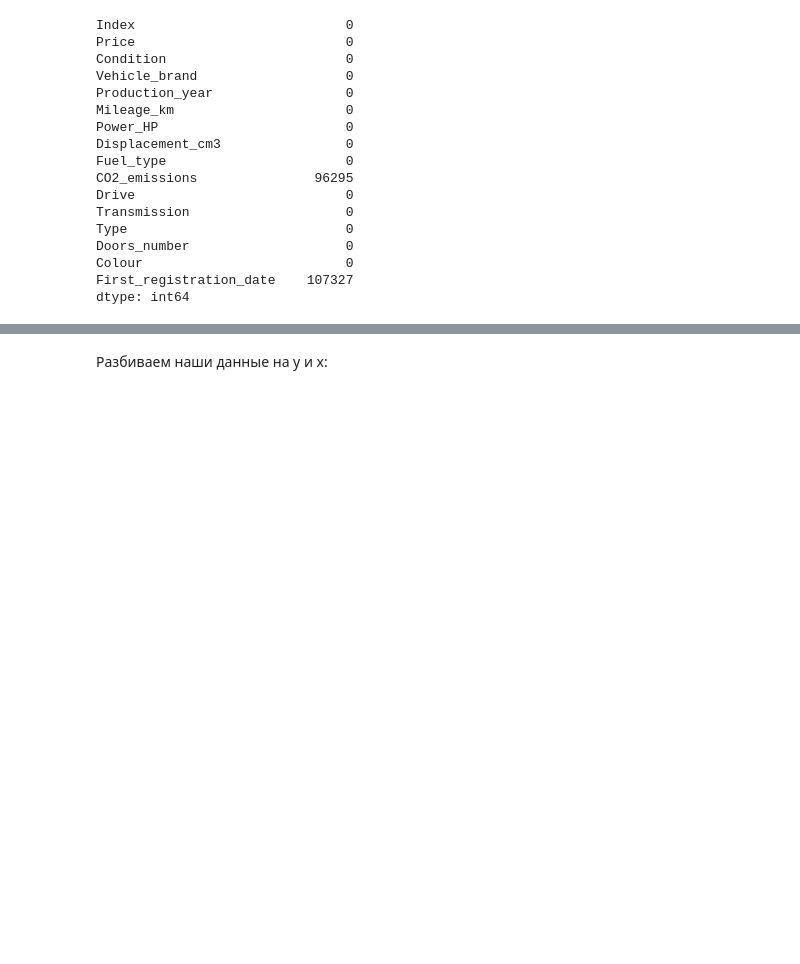
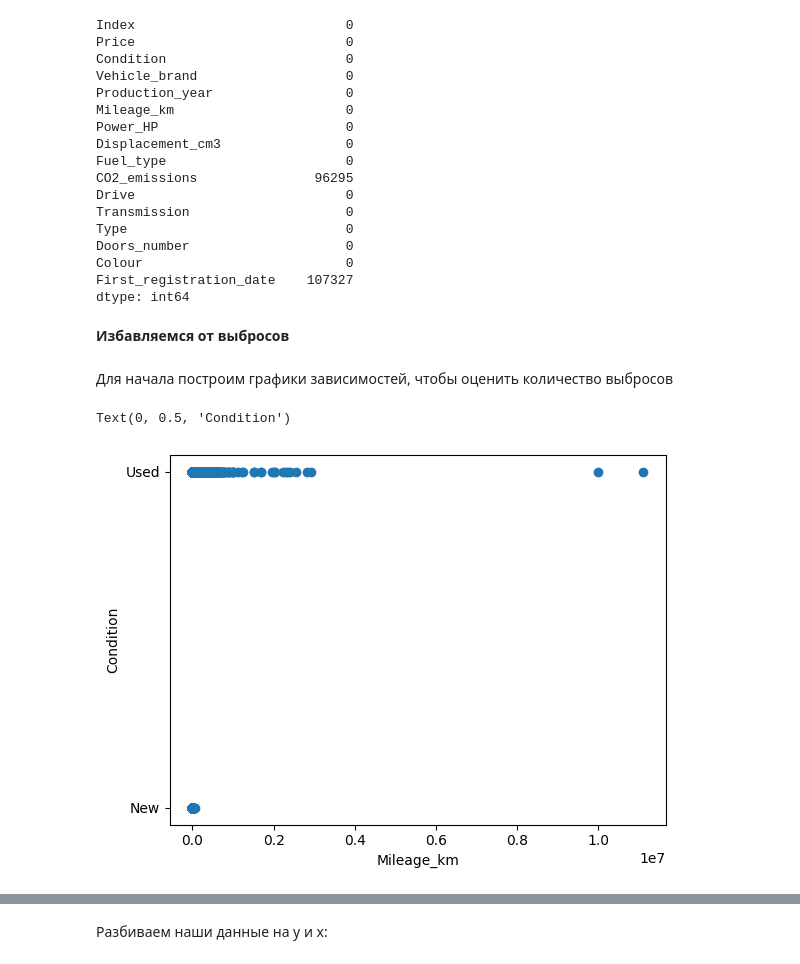
Before and after one commit to Zayyya/ML, a Jupyter notebook: CarPricesPoland.ipynb, the cells around one changed output, grey strips where cells are left out. Drawn from its saved outputs; the diff is of its cells as text; code cells hidden in the pictures; blank space fills up the shorter version.

```diff
--- a/CarPricesPoland.ipynb
+++ b/CarPricesPoland.ipynb
@@ -405,3 +387,14 @@ Doors_number                    0
 Colour                          0
 First_registration_date    107327
 dtype: int64
+# %% [markdown]
+**Избавляемся от выбросов**
+# %% [markdown]
+Для начала построим графики зависимостей, чтобы оценить количество выбросов
+# %%
+plt.scatter(data_na['Mileage_km'], data_na['Condition'])
+plt.xlabel('Mileage_km')
+plt.ylabel('Condition')
+# %% [output]
+Text(0, 0.5, 'Condition')
+[figure, added]
```
Also changed, not shown: parts of 58 cells of this notebook.
